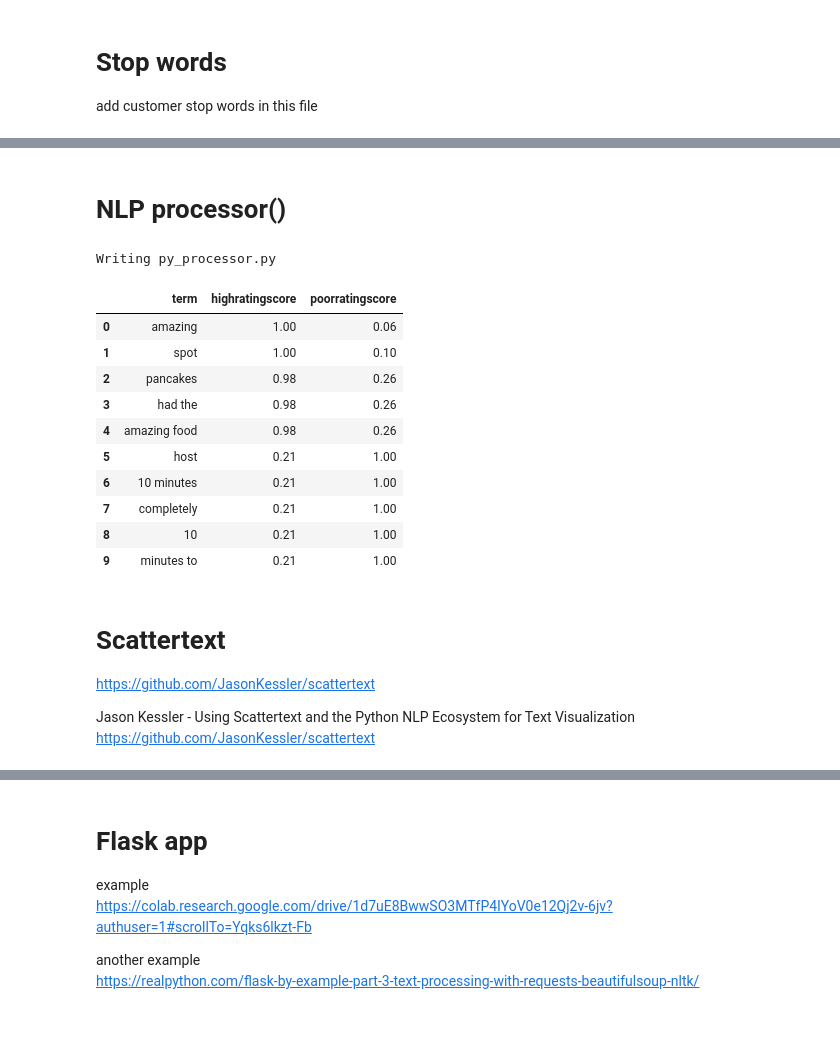
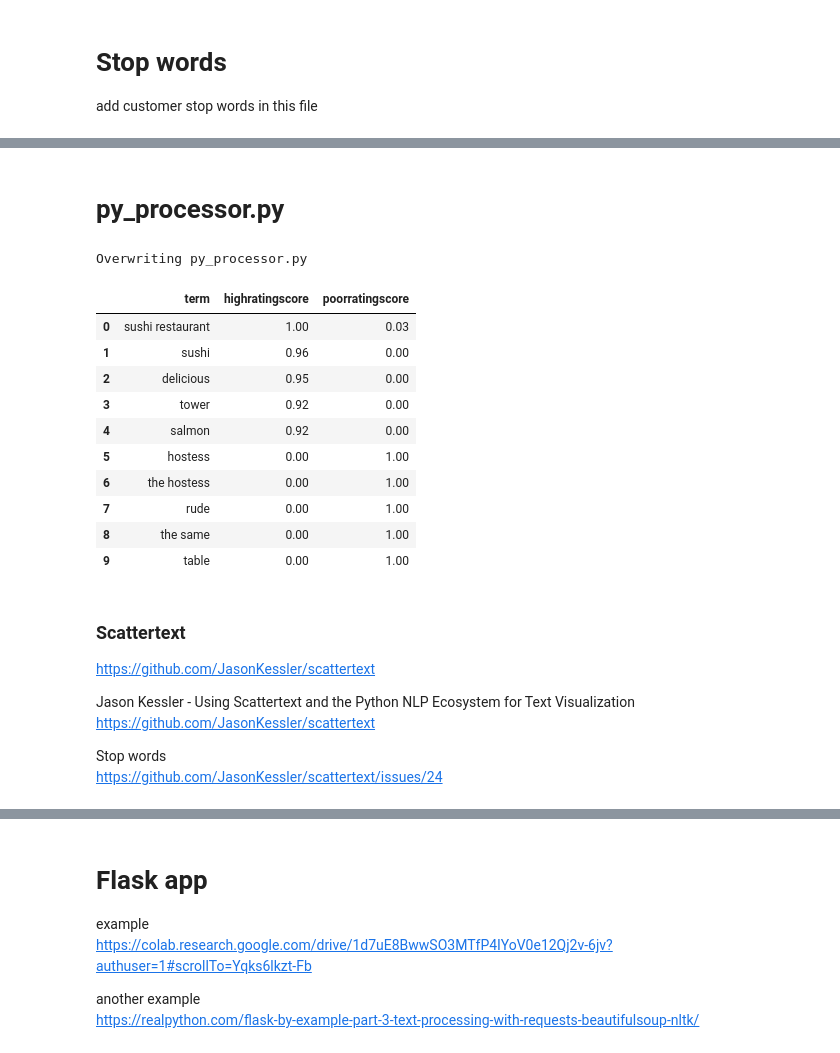
Before and after one commit to Nov05/flask-yelp-reviews, a Jupyter notebook: notebooks/2019_09_07_yelp_reviews_flask_app.ipynb, the cells around one changed output, grey strips where cells are left out. Saved outputs shown, nothing was run; the diff lists cells and outputs as text; code cells hidden in the pictures; blank space fills up the shorter version.

Commit message:
2019-09-08 save notebook to github

```diff
--- a/notebooks/2019_09_07_yelp_reviews_flask_app.ipynb
+++ b/notebooks/2019_09_07_yelp_reviews_flask_app.ipynb
@@ -37,18 +43,19 @@ def scraper(url_yelp, num_reviews=20):
 
     colnames = ['date', 'text', 'rating']
     df_reviews = pd.DataFrame(columns=colnames)
-    with requests.get(url, timeout=20) as r:
-        response = r.json()
-        div = html.fromstring(response['review_list'])
-        dates = div.xpath("//div[@class='review-content']/descendant::span[@class='rating-qualifier']/text()")
-        texts = [e.text for e in div.xpath("//div[@class='review-content']/p")]
-        ratings = div.xpath("//div[@class='review-content']/descendant::div[@class='biz-rating__stars']/div/@title")
-        df = pd.DataFrame([dates, texts, ratings]).T
-        df.columns = colnames
-        df['date'] = df['date'].apply(lambda x: x.strip())
-        df_reviews = pd.concat([df_reviews, df],
-                               ignore_index=True)
-        del df
+    with requests.get(url, timeout=20) as response:
+        if response.status_code==200:
+            string = response.json()
+            div = html.fromstring(string['review_list'])
+            dates = div.xpath("//div[@class='review-content']/descendant::span[@class='rating-qualifier']/text()")
+            texts = [e.text for e in div.xpath("//div[@class='review-content']/p")]
+            ratings = div.xpath("//div[@class='review-content']/descendant::div[@class='biz-rating__stars']/div/@title")
+            df = pd.DataFrame([dates, texts, ratings]).T
+            df.columns = colnames
+            df['date'] = df['date'].apply(lambda x: x.strip())
+            df_reviews = pd.concat([df_reviews, df],
+                                   ignore_index=True)
+            del df
 
     return df_reviews
 # %% [output]
@@ -160,5 +230,5 @@ place False
-# %% [markdown]
-# NLP processor()
+# %% [markdown]
+# py_processor.py
 # %%
 !pip install scattertext
 # Successfully installed mock-3.0.5 scattertext-0.0.2.52
@@ -169,6 +239,10 @@ import spacy
 import scattertext
 
 def processor(df_reviews):
+
+    if len(df_reviews)==0:
+        return None
+
     nlp = spacy.load("en_core_web_sm-2.1.0/en_core_web_sm/en_core_web_sm-2.1.0")
 
     # add stop words
@@ -177,10 +251,13 @@ def processor(df_reviews):
         set_stopwords = set(str.split('\n'))
     nlp.Defaults.stop_words |= set_stopwords
 
-    corpus = scattertext.CorpusFromPandas(df_reviews,
+    corpus = (scattertext.CorpusFromPandas(df_reviews,
                                           category_col='rating',
                                           text_col='text',
-                                          nlp=nlp).build()
+                                          nlp=nlp)
+              .build()
+              .remove_terms(nlp.Defaults.stop_words, ignore_absences=True)
+             )
 
     term_freq_df = corpus.get_term_freq_df()
     term_freq_df['highratingscore'] = corpus.get_scaled_f_scores('5.0 star rating')
@@ -207,34 +284,38 @@ def processor(df_reviews):
                          ignore_index=True)
     return df_terms
 # %% [output]
-Writing py_processor.py
+Overwriting py_processor.py
 # %%
 # test function processer()
 
 from py_scraper import scraper
-url_yelp = "https://www.yelp.com/biz/aunt-jakes-new-york"
-df_reviews = scraper(url_yelp)
+url_yelp1 = "https://www.yelp.com/biz/aunt-jakes-new-york"
+url_yelp2 = "https://www.yelp.com/biz/densetsu-plano"
+df_reviews = scraper(url_yelp2)
 
-from py_processer import processer
-df_terms = processer(df_reviews)
+from py_processor import processor
+df_terms = processor(df_reviews)
 df_terms
 # %% [output]
 |  | term | highratingscore | poorratingscore |
-| 0 | amazing | 1.00 | 0.06 |
-| 1 | spot | 1.00 | 0.10 |
-| 2 | pancakes | 0.98 | 0.26 |
-| 3 | had the | 0.98 | 0.26 |
-| 4 | amazing food | 0.98 | 0.26 |
-| 5 | host | 0.21 | 1.00 |
-| 6 | 10 minutes | 0.21 | 1.00 |
-| 7 | completely | 0.21 | 1.00 |
-| 8 | 10 | 0.21 | 1.00 |
-| 9 | minutes to | 0.21 | 1.00 |
+| 0 | sushi restaurant | 1.00 | 0.03 |
+| 1 | sushi | 0.96 | 0.00 |
+| 2 | delicious | 0.95 | 0.00 |
+| 3 | tower | 0.92 | 0.00 |
+| 4 | salmon | 0.92 | 0.00 |
+| 5 | hostess | 0.00 | 1.00 |
+| 6 | the hostess | 0.00 | 1.00 |
+| 7 | rude | 0.00 | 1.00 |
+| 8 | the same | 0.00 | 1.00 |
+| 9 | table | 0.00 | 1.00 |
 # %% [markdown]
-# Scattertext
+### Scattertext
 
 https://github.com/JasonKessler/scattertext
 
 Jason Kessler - Using Scattertext and the Python NLP Ecosystem for Text Visualization
 https://github.com/JasonKessler/scattertext
+
+Stop words
+https://github.com/JasonKessler/scattertext/issues/24
 # %%
```
Also changed, not shown: parts of 23 cells of this notebook.
